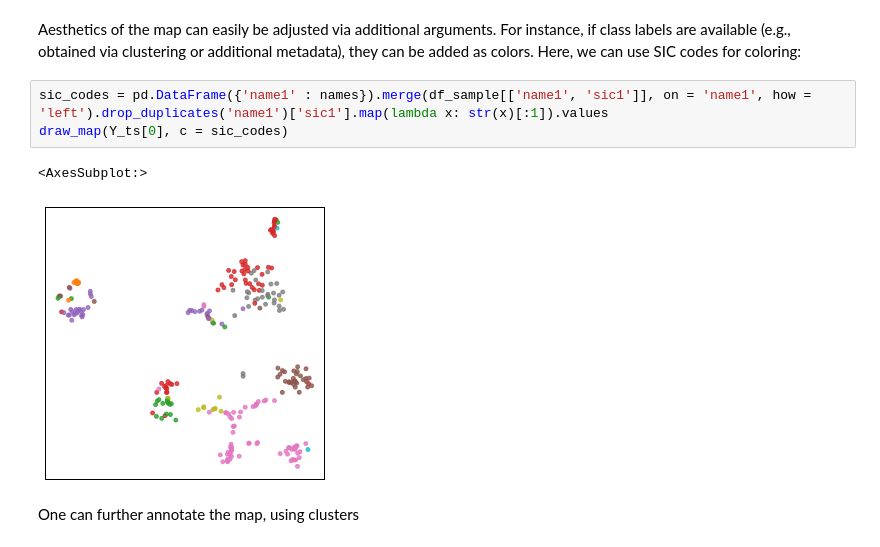
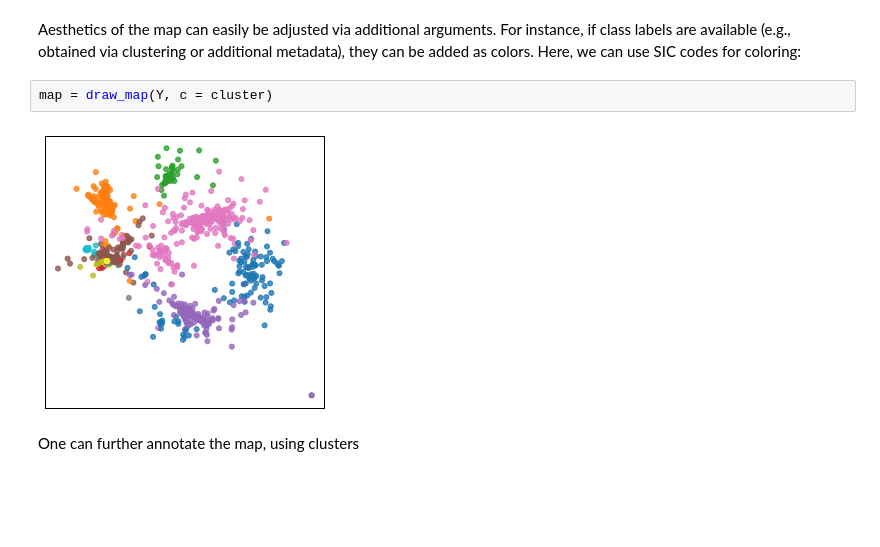
Before and after one commit to mpmatthe/evomap, a Jupyter notebook: docs/static mapping.ipynb, the cells around one changed output. Saved outputs shown, nothing was run; the diff lists cells and outputs as text; blank space fills up the shorter version.

```diff
--- a/docs/static mapping.ipynb
+++ b/docs/static mapping.ipynb
@@ -217,10 +108,8 @@ draw_map(Y_ts[0])
 # %% [markdown]
 Aesthetics of the map can easily be adjusted via additional arguments. For instance, if class labels are available (e.g., obtained via clustering or additional metadata), they can be added as colors. Here, we can use SIC codes for coloring:
-# %%
-sic_codes = pd.DataFrame({'name1' : names}).merge(df_sample[['name1', 'sic1']], on = 'name1', how = 'left').drop_duplicates('name1')['sic1'].map(lambda x: str(x)[:1]).values
-draw_map(Y_ts[0], c = sic_codes)
-# %% [output]
-<AxesSubplot:>
-[figure, removed]
+# %%
+map = draw_map(Y, c = cluster)
+# %% [output]
+[figure, added]
 # %% [markdown]
 One can further annotate the map, using clusters
```
Also changed, not shown: parts of 42 cells of this notebook.
